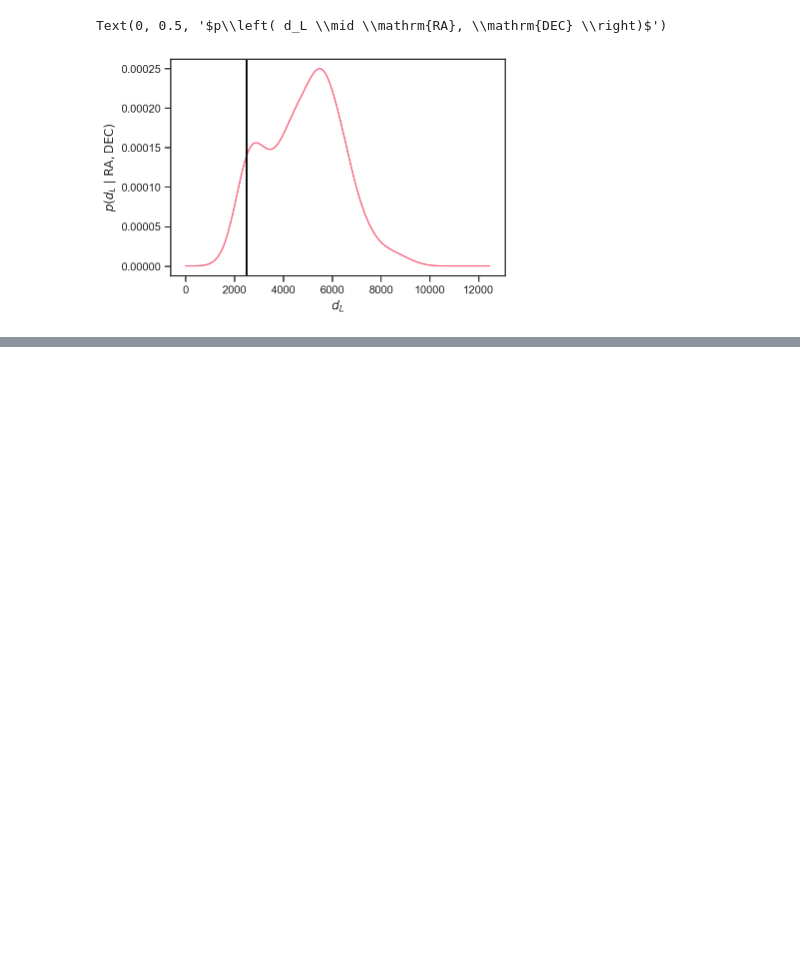
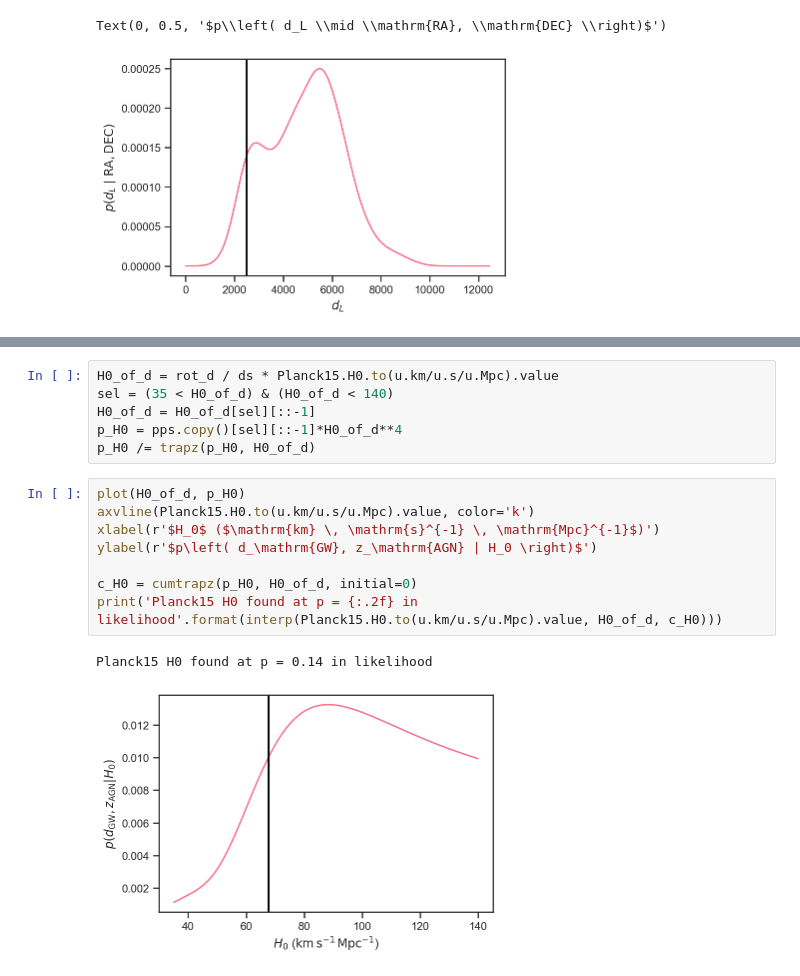
Before and after one commit to farr/GW190521Sky, a Jupyter notebook: CounterpartSky.ipynb, the cells around one changed output, grey strips where cells are left out. Saved outputs shown, nothing was run; the diff lists cells and outputs as text; blank space fills up the shorter version.

```diff
--- a/CounterpartSky.ipynb
+++ b/CounterpartSky.ipynb
@@ -244,0 +257,17 @@ Text(0, 0.5, '$p\\left( d_L \\mid \\mathrm{RA}, \\mathrm{DEC} \\right)$')
+# %%
+H0_of_d = rot_d / ds * Planck15.H0.to(u.km/u.s/u.Mpc).value
+sel = (35 < H0_of_d) & (H0_of_d < 140)
+H0_of_d = H0_of_d[sel][::-1]
+p_H0 = pps.copy()[sel][::-1]*H0_of_d**4
+p_H0 /= trapz(p_H0, H0_of_d)
+# %%
+plot(H0_of_d, p_H0)
+axvline(Planck15.H0.to(u.km/u.s/u.Mpc).value, color='k')
+xlabel(r'$H_0$ ($\mathrm{km} \, \mathrm{s}^{-1} \, \mathrm{Mpc}^{-1}$)')
+ylabel(r'$p\left( d_\mathrm{GW}, z_\mathrm{AGN} | H_0 \right)$')
+
+c_H0 = cumtrapz(p_H0, H0_of_d, initial=0)
+print('Planck15 H0 found at p = {:.2f} in likelihood'.format(interp(Planck15.H0.to(u.km/u.s/u.Mpc).value, H0_of_d, c_H0)))
+# %% [output]
+Planck15 H0 found at p = 0.14 in likelihood
+[figure, added]
```
Also changed, not shown: parts of 6 cells of this notebook.
